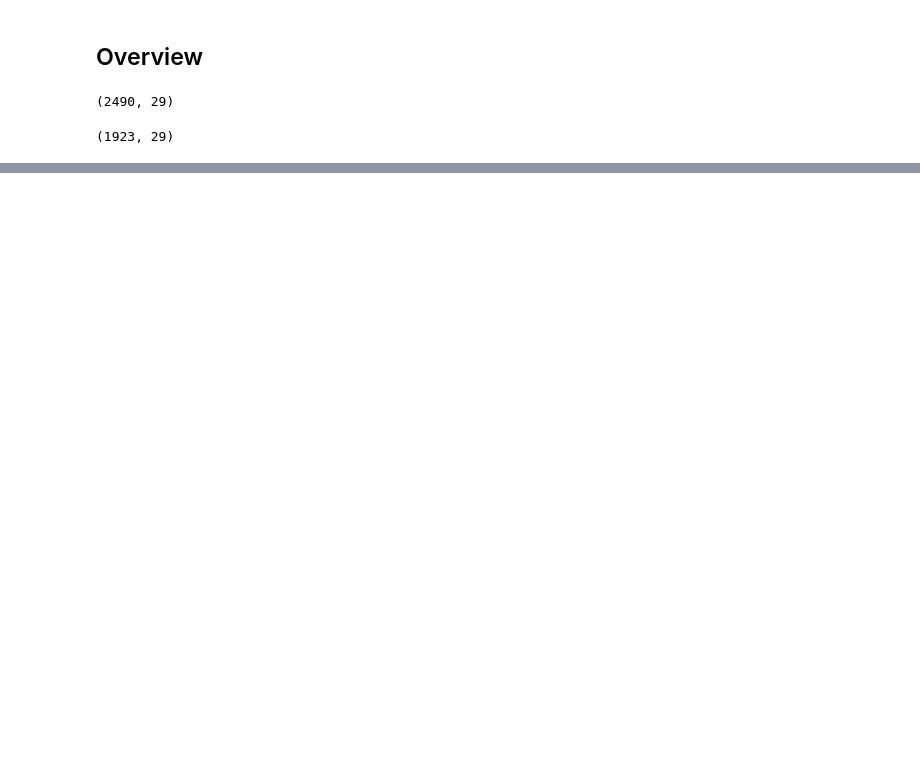
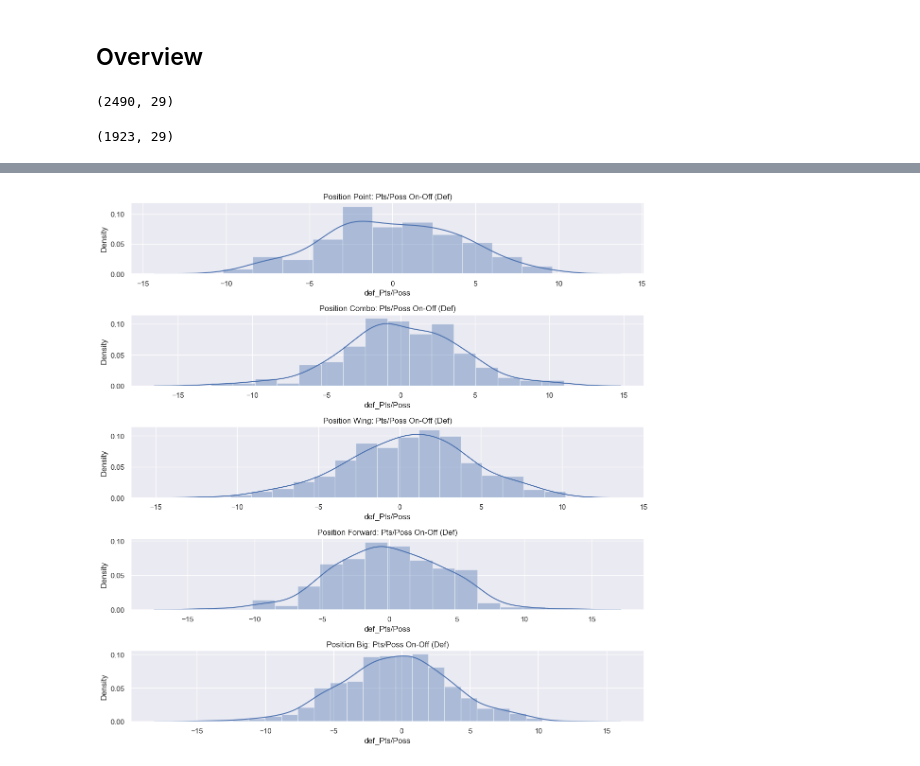
Before and after one commit to xulianrenzoku/synergy_app_clustering, a Jupyter notebook: scrapers/ctg_on_off_scraper.ipynb, the cells around one changed output, grey strips where cells are left out. Cells and saved outputs as stored; diff of their text form; code cells hidden in the pictures; blank space fills up the shorter version.

```diff
--- a/scrapers/ctg_on_off_scraper.ipynb
+++ b/scrapers/ctg_on_off_scraper.ipynb
@@ -149,0 +137,2 @@ positions = df['Pos'].unique()
+# %%
+positions = ['Point', 'Combo', 'Wing', 'Forward', 'Big']
@@ -149,0 +145,9 @@ positions = df['Pos'].unique()
+# %%
+figsize(12, 12)
+for i, pos in enumerate(positions, 1):
+    plt.subplot(5, 1, i)
+    sns.distplot(df[df['Pos'] == pos]['def_Pts/Poss'])
+    plt.title(f'Position {pos}: Pts/Poss On-Off (Def)')
+plt.tight_layout()
+# %% [output]
+[figure, added]
```
Also changed, not shown: parts of 5 cells of this notebook.
